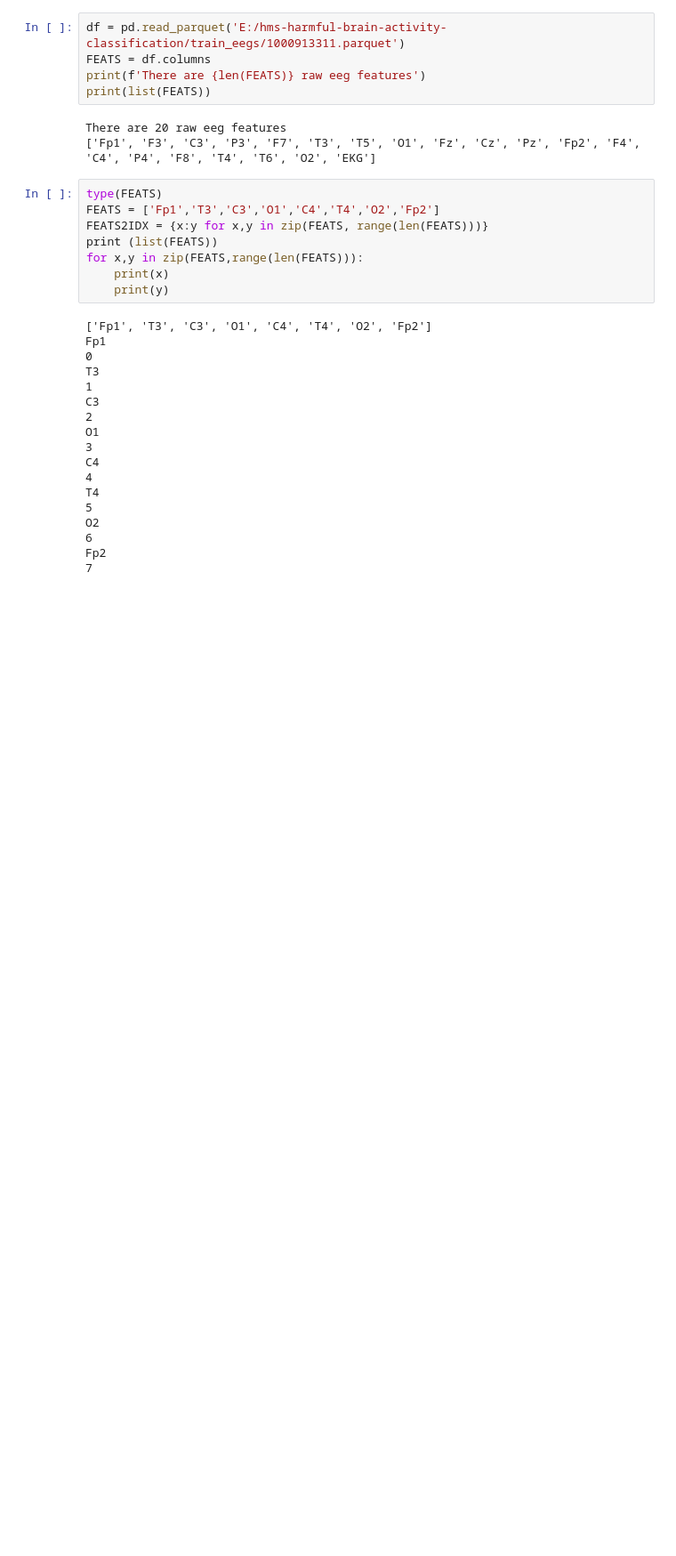
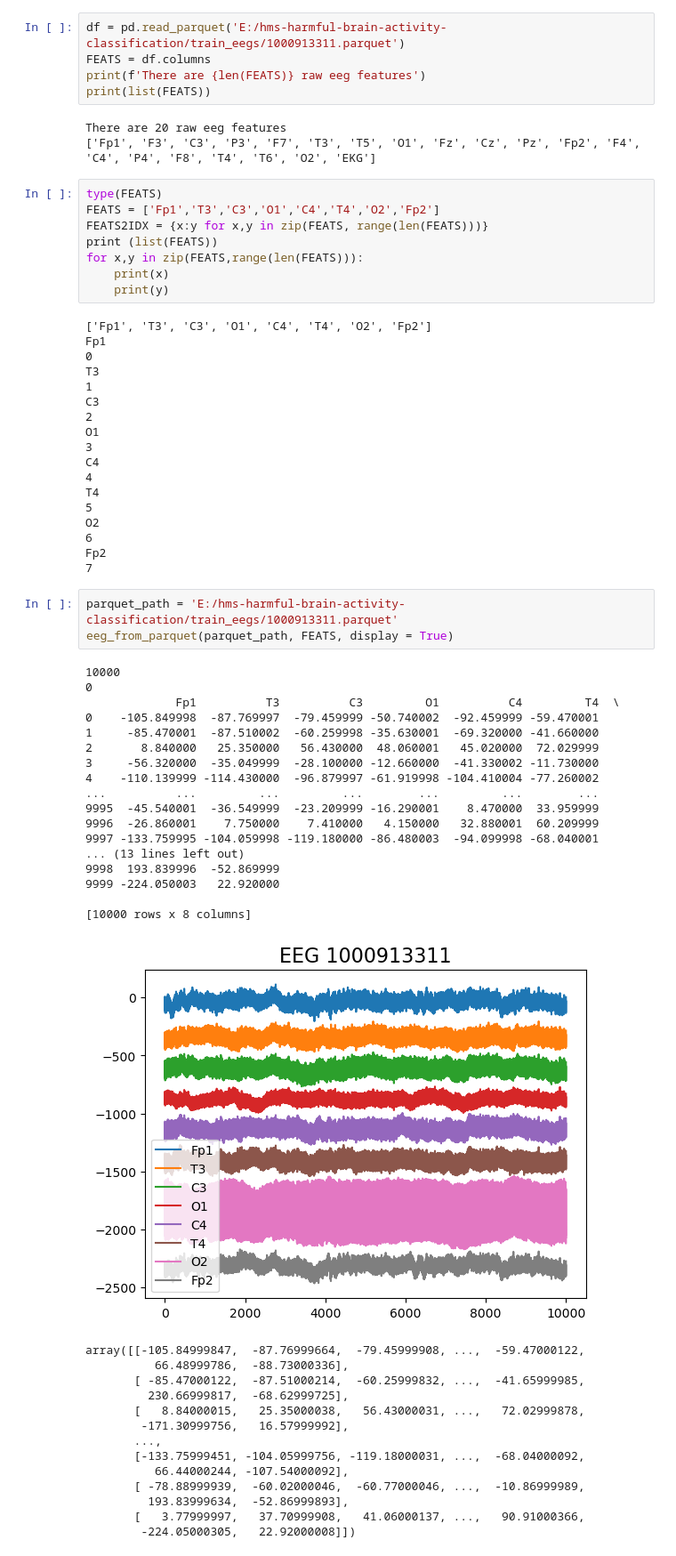
Before and after one commit to Kanncell/Neuroscience-EEG-Epilepsy, a Jupyter notebook: Neuroscience-Project/notebooks/00_DataPreprocessing.ipynb, the cells around one changed output. Shown at 89% size. Saved outputs shown, nothing was run; the diff lists cells and outputs as text; blank space fills up the shorter version.

```diff
--- a/Neuroscience-Project/notebooks/00_DataPreprocessing.ipynb
+++ b/Neuroscience-Project/notebooks/00_DataPreprocessing.ipynb
@@ -55,3 +58,38 @@ O2
 6
 Fp2
 7
+# %%
+parquet_path = 'E:/hms-harmful-brain-activity-classification/train_eegs/1000913311.parquet'
+eeg_from_parquet(parquet_path, FEATS, display = True)
+# %% [output]
+10000
+0
+             Fp1          T3          C3         O1          C4         T4  \
+0    -105.849998  -87.769997  -79.459999 -50.740002  -92.459999 -59.470001
+1     -85.470001  -87.510002  -60.259998 -35.630001  -69.320000 -41.660000
+2       8.840000   25.350000   56.430000  48.060001   45.020000  72.029999
+3     -56.320000  -35.049999  -28.100000 -12.660000  -41.330002 -11.730000
+4    -110.139999 -114.430000  -96.879997 -61.919998 -104.410004 -77.260002
+...          ...         ...         ...        ...         ...        ...
+9995  -45.540001  -36.549999  -23.209999 -16.290001    8.470000  33.959999
+9996  -26.860001    7.750000    7.410000   4.150000   32.880001  60.209999
+9997 -133.759995 -104.059998 -119.180000 -86.480003  -94.099998 -68.040001
+... (13 lines left out)
+9998  193.839996  -52.869999
+9999 -224.050003   22.920000
+
+[10000 rows x 8 columns]
+[figure, added]
+array([[-105.84999847,  -87.76999664,  -79.45999908, ...,  -59.47000122,
+          66.48999786,  -88.73000336],
+       [ -85.47000122,  -87.51000214,  -60.25999832, ...,  -41.65999985,
+         230.66999817,  -68.62999725],
+       [   8.84000015,   25.35000038,   56.43000031, ...,   72.02999878,
+        -171.30999756,   16.57999992],
+       ...,
+       [-133.75999451, -104.05999756, -119.18000031, ...,  -68.04000092,
+          66.44000244, -107.54000092],
+       [ -78.88999939,  -60.02000046,  -60.77000046, ...,  -10.86999989,
+         193.83999634,  -52.86999893],
+       [   3.77999997,   37.70999908,   41.06000137, ...,   90.91000366,
+        -224.05000305,   22.92000008]])
```
Also changed, not shown: parts of 3 cells of this notebook, 1 other file.
